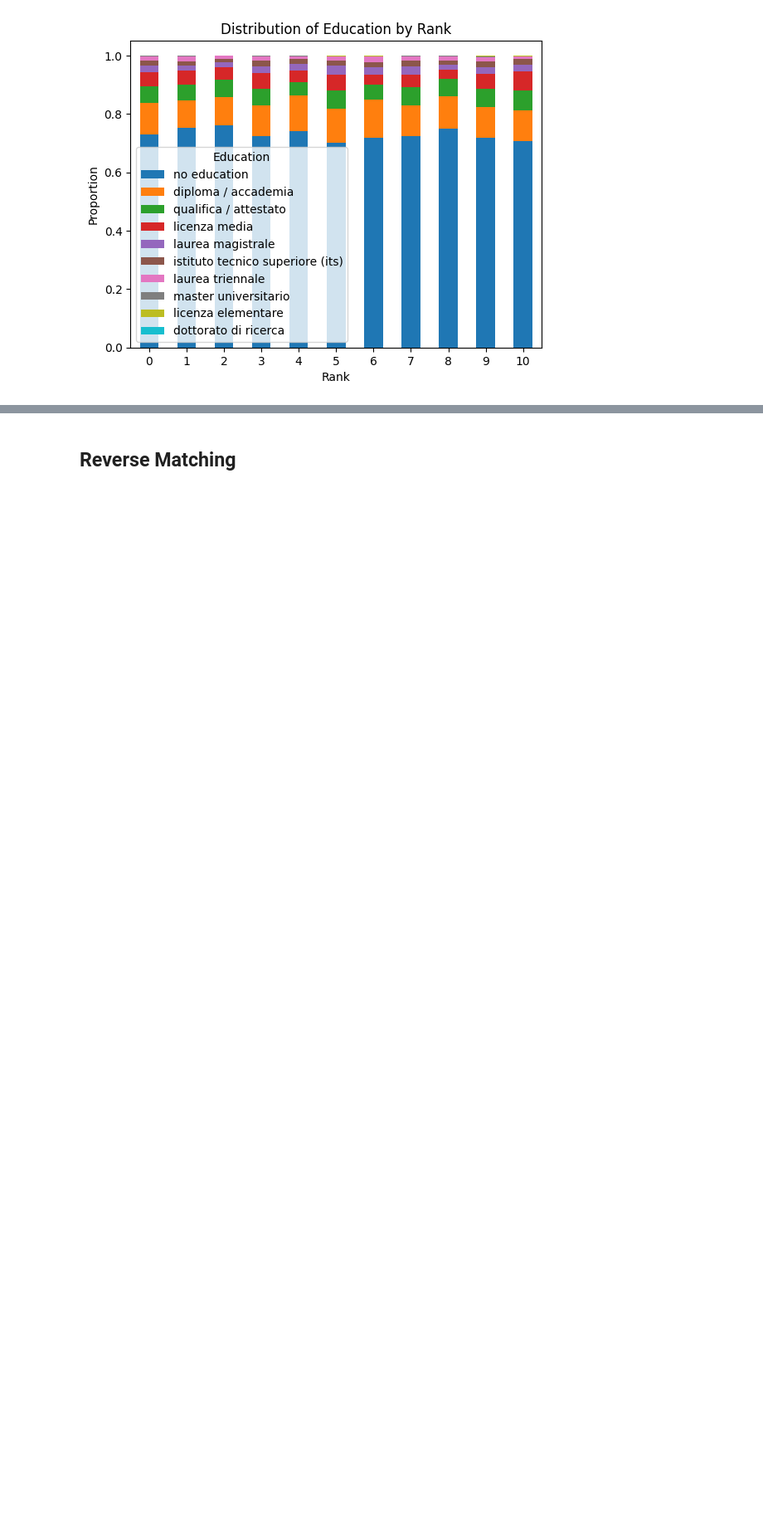
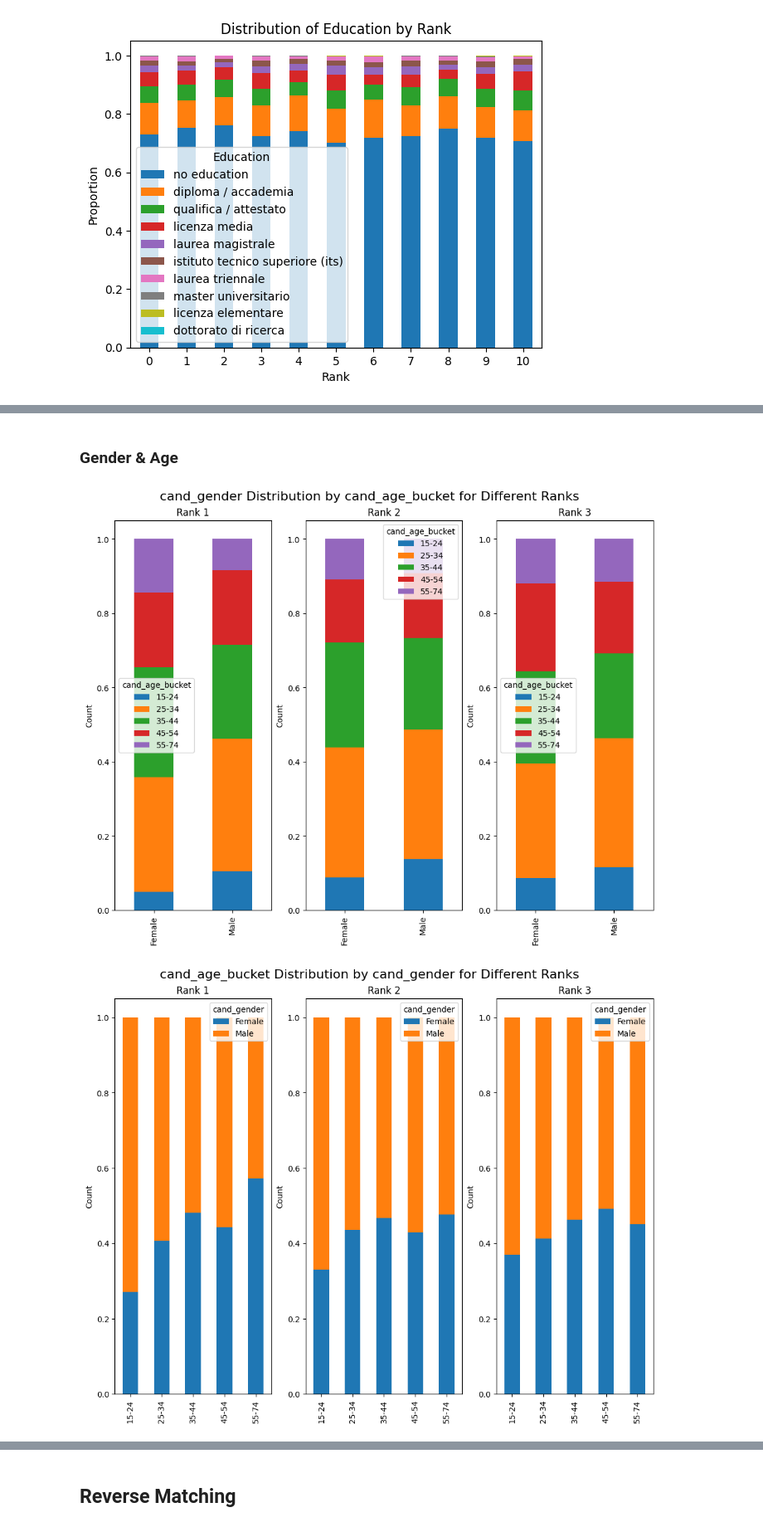
Before and after one commit to lorenzo-massa/Bias-Detection-Mitigation, a Jupyter notebook: AI_industry.ipynb, the cells around one changed output, grey strips where cells are left out. Shown at 83% size. Cells and saved outputs as stored; diff of their text form; code cells hidden in the pictures; blank space fills up the shorter version.

```diff
--- a/AI_industry.ipynb
+++ b/AI_industry.ipynb
@@ -476,0 +518,9 @@ print_feature_distribution(direct_education,'Education')
+# %% [markdown]
+### Gender & Age
+# %%
+r = [1,2,3]
+plot_2_features(direct_matching_df.dropna(),'cand_gender','cand_age_bucket',r,len(r))
+plot_2_features(direct_matching_df.dropna(),'cand_age_bucket','cand_gender',r,len(r))
+# %% [output]
+[figure, added]
+[figure, added]
```
Also changed, not shown: parts of 21 cells of this notebook.
